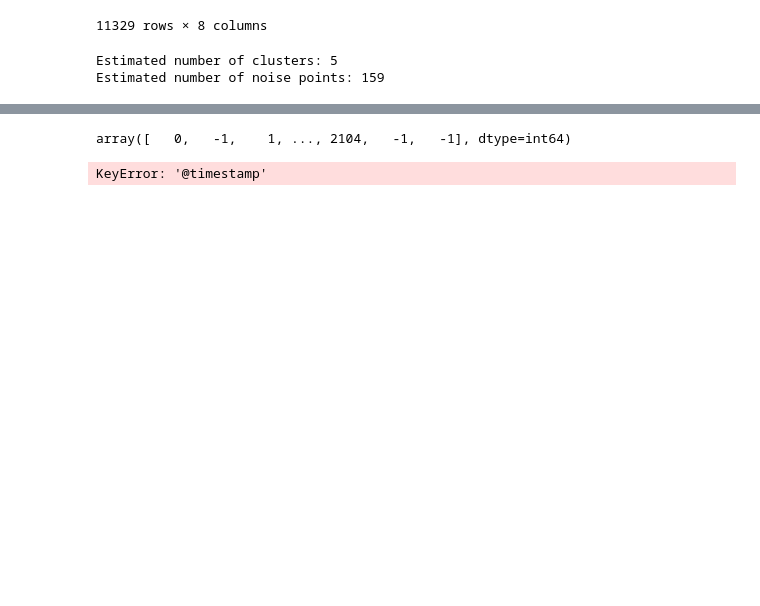
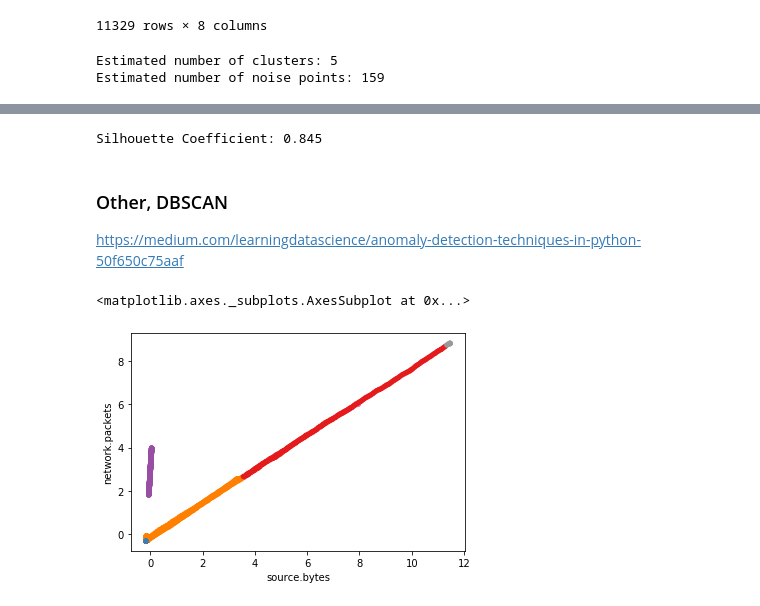
Before and after one commit to xetxezarreta/docker-elk, a Jupyter notebook: sb-ml/clustering/clustering-packetbeat.ipynb, the cells around one changed output, grey strips where cells are left out. Cells and saved outputs as stored; diff of their text form; code cells hidden in the pictures; blank space fills up the shorter version.

```diff
--- a/sb-ml/clustering/clustering-packetbeat.ipynb
+++ b/sb-ml/clustering/clustering-packetbeat.ipynb
@@ -178,9 +129,0 @@ fig = px.scatter(X.iloc[:, 0], X.iloc[:, 1])
-# %%
-from sklearn.cluster import DBSCAN
-import numpy as np
-
-dbscan = DBSCAN(eps=2, min_samples=2)
-labels = dbscan.fit_predict(df)
-labels
-# %% [output]
-array([   0,   -1,    1, ..., 2104,   -1,   -1], dtype=int64)
@@ -197,17 +129,0 @@ def dbscan(X, eps, min_samples):
-# %%
-import calendar
-from datetime import datetime
-import datetime
-import time
-
-split = df['@timestamp'][1].split()
-split[1] = split[1].replace(',', '')
-split
-
-abbr_to_num = {name: num for num, name in enumerate(calendar.month_abbr) if num}
-date = str(split[2]) + "-" + str(abbr_to_num[split[0]]) + "-" + str(split[1]) + str(split[4])
-
-time = split[4].split(":")
-mil = time[2].split(".")
-# %% [output]
-KeyError: '@timestamp'
@@ -221,0 +130,25 @@ timestamp
+# %%
+from sklearn import metrics
+print("Silhouette Coefficient: %0.3f"
+      % metrics.silhouette_score(X, labels))
+# %% [output]
+Silhouette Coefficient: 0.845
+# %% [markdown]
+### Other, DBSCAN
+https://medium.com/learningdatascience/anomaly-detection-techniques-in-python-50f650c75aaf
+# %%
+from sklearn.cluster import DBSCAN
+Y = standarized[['source.bytes', 'source.packets','destination.bytes', 'destination.packets', 'network.packets', 'network.bytes', 'event.duration', 'network.transport']]
+outlier_detection = DBSCAN(
+ eps = .2,
+ metric='euclidean',
+ min_samples = 5,
+ n_jobs = -1)
+clusters = outlier_detection.fit_predict(Y)
+# %%
+from matplotlib import cm
+cmap = cm.get_cmap('Set1')
+Y.plot.scatter(x='source.bytes', y='network.packets', c=clusters, cmap=cmap, colorbar = False)
+# %% [output]
+<matplotlib.axes._subplots.AxesSubplot at 0x...>
+[figure, added]
```
Also changed, not shown: parts of 25 cells of this notebook.
